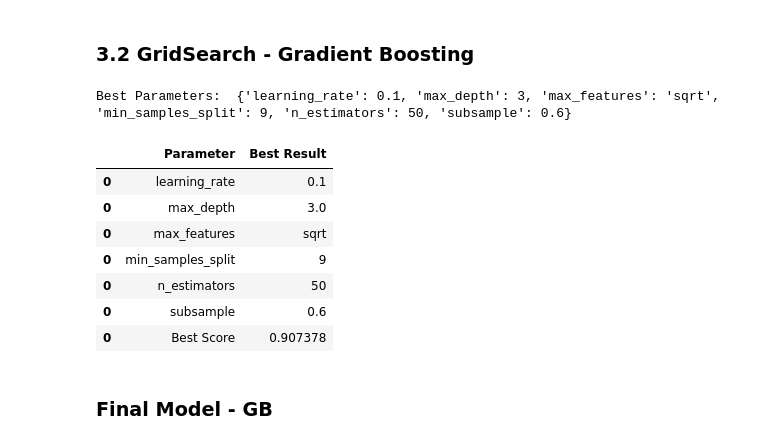
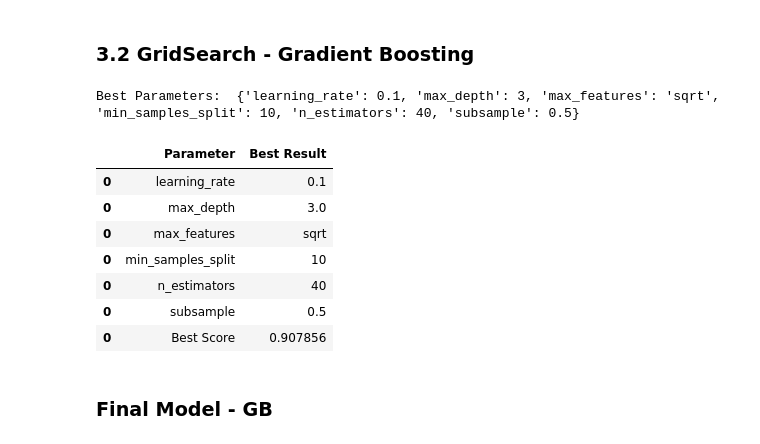
Before and after one commit to sarasustelosantos/bootcamp_group, a Jupyter notebook: 04_modelling.ipynb, the cells around one changed output. Cells and saved outputs as stored; diff of their text form; code cells hidden in the pictures.

```diff
--- a/04_modelling.ipynb
+++ b/04_modelling.ipynb
@@ -1116,45 +1116,45 @@ gb_model = GradientBoostingClassifier()
 # Define the parameter grid for grid search
 parameter_grid = {
     'n_estimators': [50,60,40],
-    'learning_rate': [0.1,0.09,0.1],
+    'learning_rate': [0.1,0.09,0.11],
     'max_depth': [2.5,2.7,3,3.1,3.2],
-    'subsample': [0.5,0.6,0.4,.03,0.7],
+    'subsample': [0.5,0.6,0.4,0.3,0.7],
     'max_features': ['sqrt'],
     'min_samples_split': [9,11,10],
 }
 
 # Create the GridSearchCV object
 grid_search = GridSearchCV(estimator=gb_model, param_grid=parameter_grid,
                            scoring='f1', cv=5)
 
 # Fit the GridSearchCV object to the data
 grid_search.fit(X_train_total, y_train_total)
 
 # Print the best parameters
 print("Best Parameters: ", grid_search.best_params_)
 
 # Create a DataFrame to store the results
 results_gs_gb = pd.DataFrame(columns=['Parameter', 'Best Result'])
 
 # Add the best parameters and scores to the DataFrame
 for param, value in grid_search.best_params_.items():
     results_gs_gb = pd.concat([results_gs_gb, pd.DataFrame({'Parameter': [param], 'Best Result': [value]})])
 
 # Add the best score to the DataFrame
 results_gs_gb= pd.concat([results_gs_gb, pd.DataFrame({'Parameter': ['Best Score'], 'Best Result': [grid_search.best_score_]})])
 
 # Display the results DataFrame
 results_gs_gb
 # %% [output]
-Best Parameters:  {'learning_rate': 0.1, 'max_depth': 3, 'max_features': 'sqrt', 'min_samples_split': 9, 'n_estimators': 50, 'subsample': 0.6}
+Best Parameters:  {'learning_rate': 0.1, 'max_depth': 3, 'max_features': 'sqrt', 'min_samples_split': 10, 'n_estimators': 40, 'subsample': 0.5}
 |  | Parameter | Best Result |
 | 0 | learning_rate | 0.1 |
 | 0 | max_depth | 3.0 |
 | 0 | max_features | sqrt |
-| 0 | min_samples_split | 9 |
-| 0 | n_estimators | 50 |
-| 0 | subsample | 0.6 |
-| 0 | Best Score | 0.907378 |
+| 0 | min_samples_split | 10 |
+| 0 | n_estimators | 40 |
+| 0 | subsample | 0.5 |
+| 0 | Best Score | 0.907856 |
 # %% [markdown]
 ### Final Model - GB
 # %%
```
Also changed, not shown: parts of 10 cells of this notebook.
